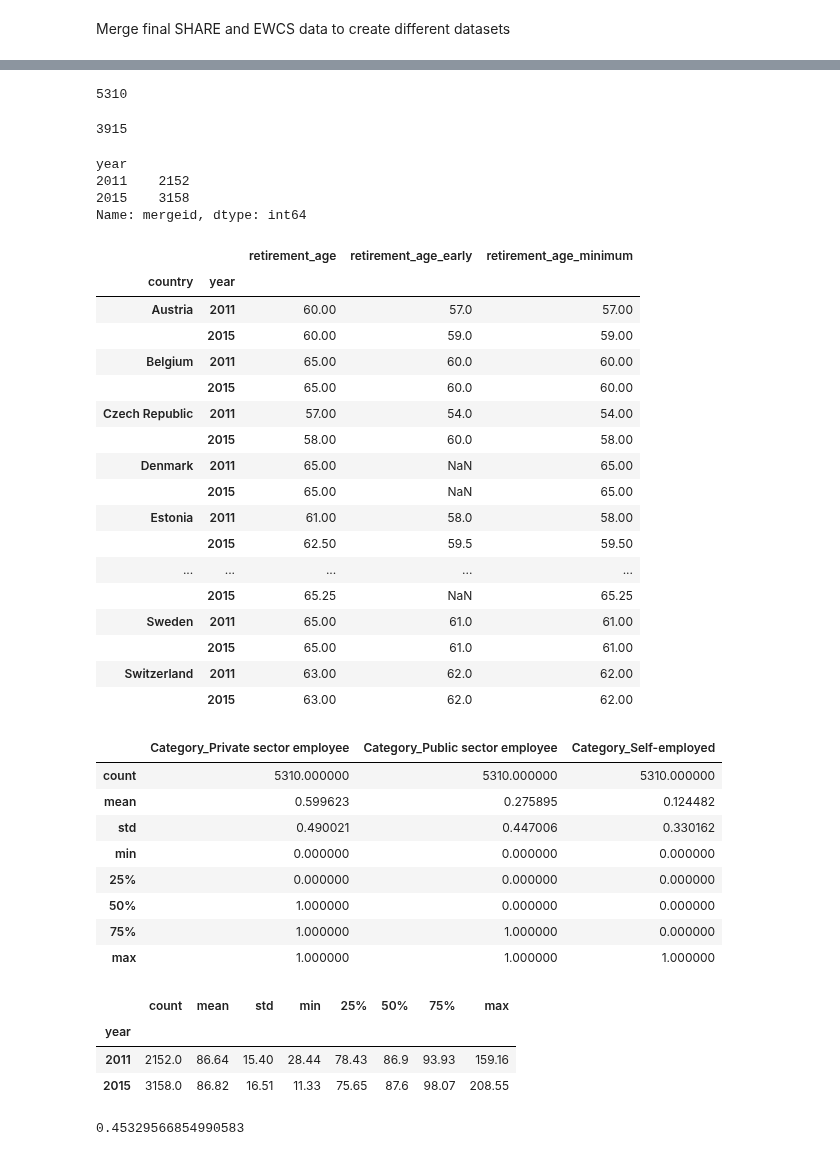
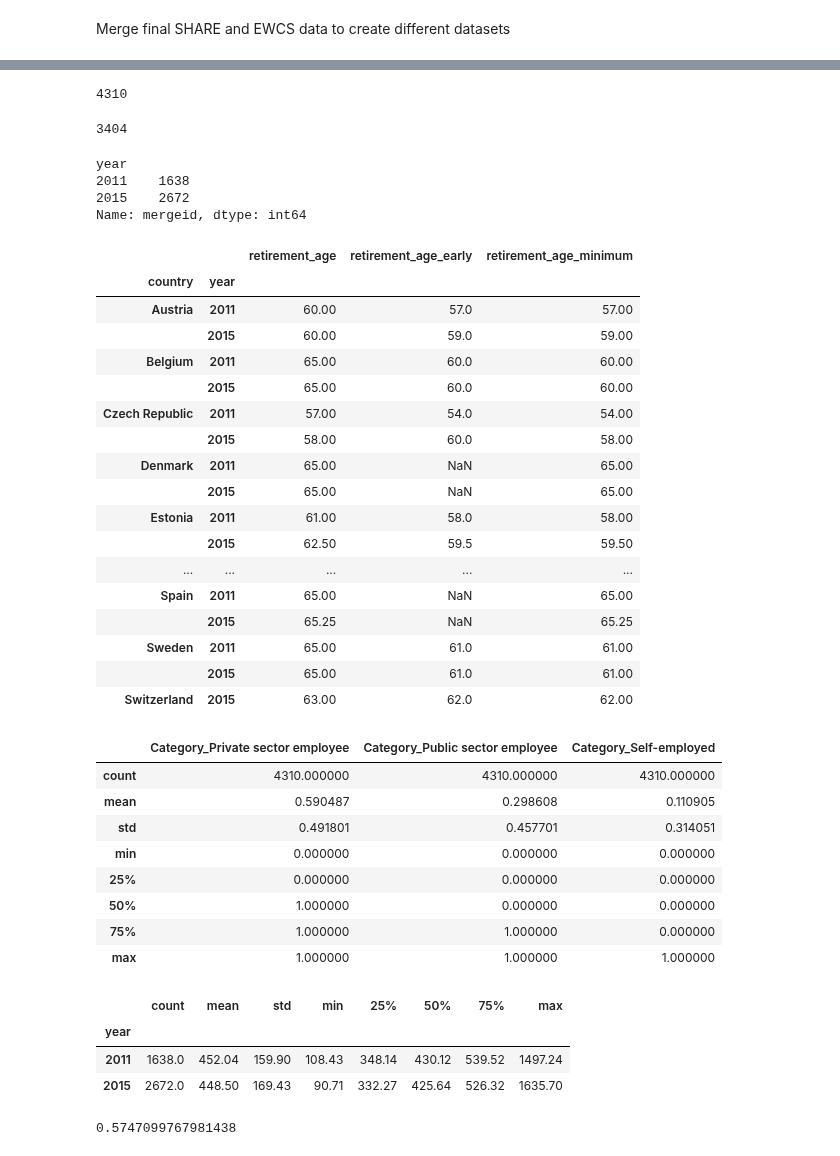
Before and after one commit to lugovalexa/MH-old-workers, a Jupyter notebook: notebooks/final_datasets.ipynb, the cells around one changed output, grey strips where cells are left out. Drawn from its saved outputs; the diff is of its cells as text; code cells hidden in the pictures.

```diff
--- a/notebooks/final_datasets.ipynb
+++ b/notebooks/final_datasets.ipynb
@@ -53,0 +94,4 @@ df = pd.read_csv(
+# %%
+df = pd.read_csv(
+    "/Users/alexandralugova/Documents/GitHub/MH-old-workers/data/datasets/results/3digits_year_country.csv"
+)
@@ -54,17 +156,17 @@ df = pd.read_csv(
 # %%
 len(df)
 # %% [output]
-5310
+4310
 # %%
 df.mergeid.nunique()
 # %% [output]
-3915
+3404
 # %%
 df.groupby("year").mergeid.nunique()
 # %% [output]
 year
-2011    2152
-2015    3158
+2011    1638
+2015    2672
 Name: mergeid, dtype: int64
 # %%
 df.groupby(["country", "year"])[
@@ -84,11 +186,11 @@ df.groupby(["country", "year"])[
 | Estonia | 2011 | 61.00 | 58.0 | 58.00 |
 |  | 2015 | 62.50 | 59.5 | 59.50 |
 | ... | ... | ... | ... | ... |
+| Spain | 2011 | 65.00 | NaN | 65.00 |
 |  | 2015 | 65.25 | NaN | 65.25 |
 | Sweden | 2011 | 65.00 | 61.0 | 61.00 |
 |  | 2015 | 65.00 | 61.0 | 61.00 |
-| Switzerland | 2011 | 63.00 | 62.0 | 62.00 |
-|  | 2015 | 63.00 | 62.0 | 62.00 |
+| Switzerland | 2015 | 63.00 | 62.0 | 62.00 |
 # %%
 df.job_status = df.job_status.replace(
     {"Employee": "Private sector employee", "Civil servant": "Public sector employee"}
@@ -97,23 +199,23 @@ dummy_df = pd.get_dummies(df["job_status"], prefix="Category").astype(int)
 dummy_df.describe()
 # %% [output]
 |  | Category_Private sector employee | Category_Public sector employee | Category_Self-employed |
-| count | 5310.000000 | 5310.000000 | 5310.000000 |
-| mean | 0.599623 | 0.275895 | 0.124482 |
-| std | 0.490021 | 0.447006 | 0.330162 |
+| count | 4310.000000 | 4310.000000 | 4310.000000 |
+| mean | 0.590487 | 0.298608 | 0.110905 |
+| std | 0.491801 | 0.457701 | 0.314051 |
 | min | 0.000000 | 0.000000 | 0.000000 |
 | 25% | 0.000000 | 0.000000 | 0.000000 |
 | 50% | 1.000000 | 0.000000 | 0.000000 |
 | 75% | 1.000000 | 1.000000 | 0.000000 |
 | max | 1.000000 | 1.000000 | 1.000000 |
 # %%
-round(df.groupby("year").jqi_physical_environment.describe(), 2)
+round(df.groupby("year").jqi_sum.describe(), 2)
 # %% [output]
 |  | count | mean | std | min | 25% | 50% | 75% | max |
 | year |  |  |  |  |  |  |  |  |
-| 2011 | 2152.0 | 86.64 | 15.40 | 28.44 | 78.43 | 86.9 | 93.93 | 159.16 |
-| 2015 | 3158.0 | 86.82 | 16.51 | 11.33 | 75.65 | 87.6 | 98.07 | 208.55 |
+| 2011 | 1638.0 | 452.04 | 159.90 | 108.43 | 348.14 | 430.12 | 539.52 | 1497.24 |
+| 2015 | 2672.0 | 448.50 | 169.43 | 90.71 | 332.27 | 425.64 | 526.32 | 1635.70 |
 # %%
-len(df[df.work_horizon_change > 0]) / len(df)
+len(df[df.work_horizon_change_minimum > 0]) / len(df)
 # %% [output]
-0.45329566854990583
+0.5747099767981438
 # %%
```
Also changed, not shown: parts of 17 cells of this notebook, 18 other files.
